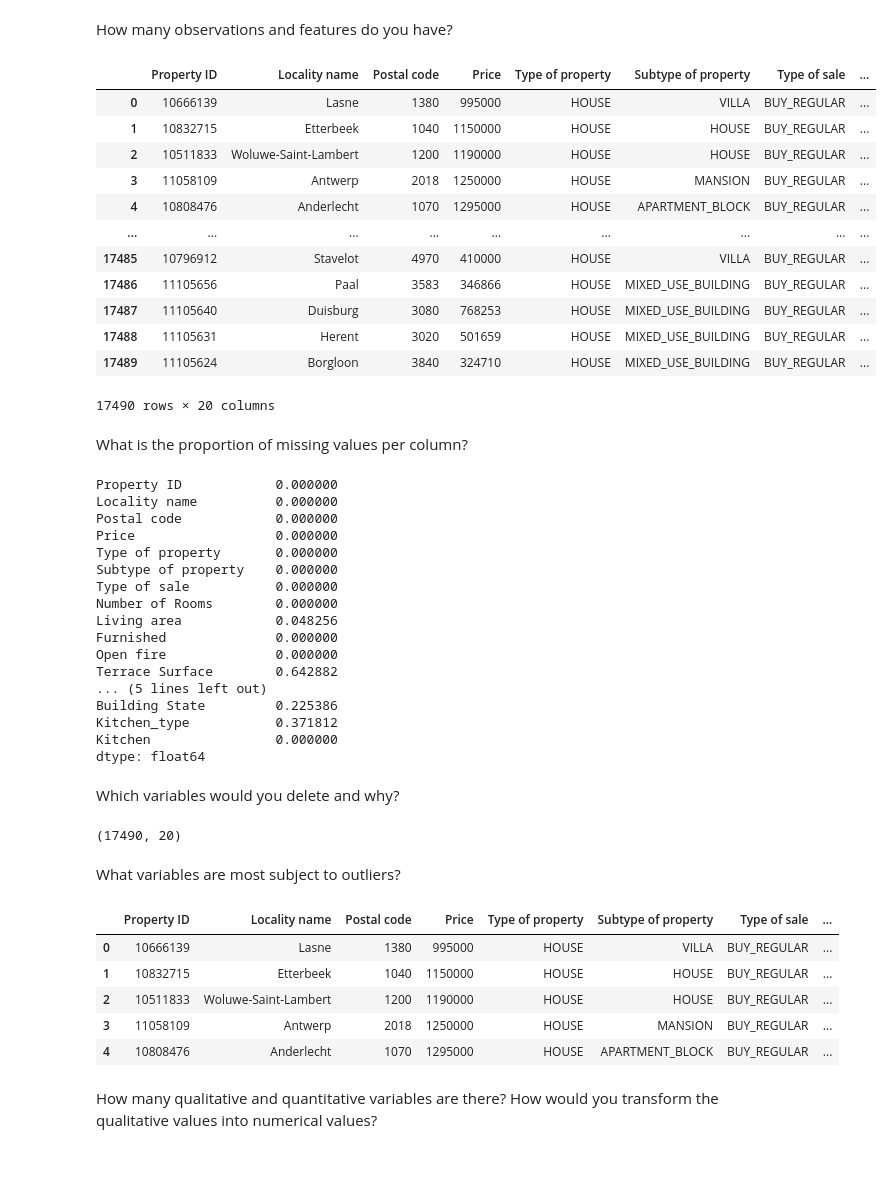
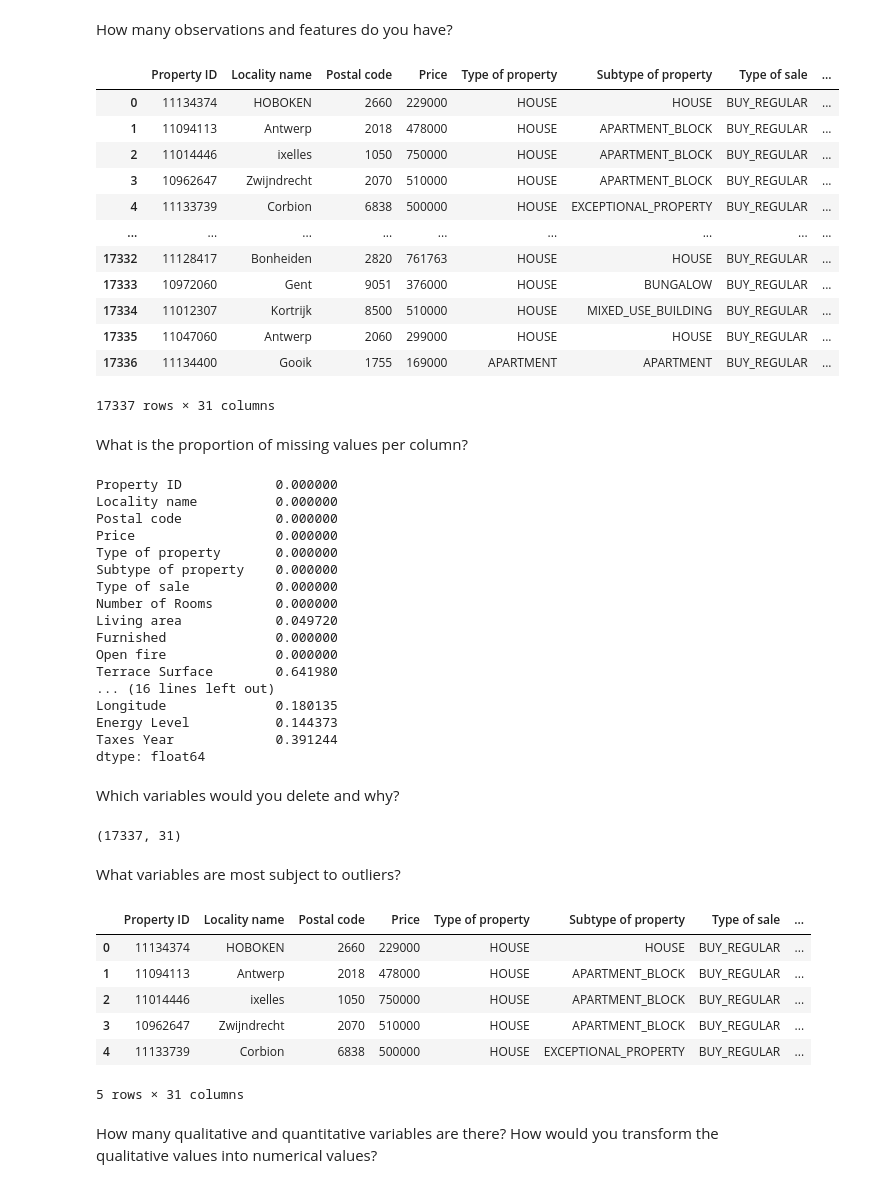
Before and after one commit to Data-Never-Minds/immo-eliza-scraping-dataneverminds, a Jupyter notebook: notebook/jupiter.ipynb, the cells around one changed output. Cells and saved outputs as stored; diff of their text form; code cells hidden in the pictures.

```diff
--- a/notebook/jupiter.ipynb
+++ b/notebook/jupiter.ipynb
@@ -3,22 +3,22 @@ import pandas as pd
 # %% [markdown]
 How many observations and features do you have?
 # %%
-data = pd.read_csv('C:\Programação\Becode\Projects\DataNeverMinds\immo-eliza-scraping-dataneverminds\data\property_data.csv',sep=',')
+data = pd.read_csv('C:\Programação\Becode\Projects\DataNeverMinds\immo-eliza-scraping-dataneverminds\data\property_data_1402.csv',sep=',')
 data
 # %% [output]
 |  | Property ID | Locality name | Postal code | Price | Type of property | Subtype of property | Type of sale | ... |
-| 0 | 10666139 | Lasne | 1380 | 995000 | HOUSE | VILLA | BUY_REGULAR | ... |
-| 1 | 10832715 | Etterbeek | 1040 | 1150000 | HOUSE | HOUSE | BUY_REGULAR | ... |
-| 2 | 10511833 | Woluwe-Saint-Lambert | 1200 | 1190000 | HOUSE | HOUSE | BUY_REGULAR | ... |
-| 3 | 11058109 | Antwerp | 2018 | 1250000 | HOUSE | MANSION | BUY_REGULAR | ... |
-| 4 | 10808476 | Anderlecht | 1070 | 1295000 | HOUSE | APARTMENT_BLOCK | BUY_REGULAR | ... |
+| 0 | 11134374 | HOBOKEN | 2660 | 229000 | HOUSE | HOUSE | BUY_REGULAR | ... |
+| 1 | 11094113 | Antwerp | 2018 | 478000 | HOUSE | APARTMENT_BLOCK | BUY_REGULAR | ... |
+| 2 | 11014446 | ixelles | 1050 | 750000 | HOUSE | APARTMENT_BLOCK | BUY_REGULAR | ... |
+| 3 | 10962647 | Zwijndrecht | 2070 | 510000 | HOUSE | APARTMENT_BLOCK | BUY_REGULAR | ... |
+| 4 | 11133739 | Corbion | 6838 | 500000 | HOUSE | EXCEPTIONAL_PROPERTY | BUY_REGULAR | ... |
 | ... | ... | ... | ... | ... | ... | ... | ... | ... |
-| 17485 | 10796912 | Stavelot | 4970 | 410000 | HOUSE | VILLA | BUY_REGULAR | ... |
-| 17486 | 11105656 | Paal | 3583 | 346866 | HOUSE | MIXED_USE_BUILDING | BUY_REGULAR | ... |
-| 17487 | 11105640 | Duisburg | 3080 | 768253 | HOUSE | MIXED_USE_BUILDING | BUY_REGULAR | ... |
-| 17488 | 11105631 | Herent | 3020 | 501659 | HOUSE | MIXED_USE_BUILDING | BUY_REGULAR | ... |
-| 17489 | 11105624 | Borgloon | 3840 | 324710 | HOUSE | MIXED_USE_BUILDING | BUY_REGULAR | ... |
+| 17332 | 11128417 | Bonheiden | 2820 | 761763 | HOUSE | HOUSE | BUY_REGULAR | ... |
+| 17333 | 10972060 | Gent | 9051 | 376000 | HOUSE | BUNGALOW | BUY_REGULAR | ... |
+| 17334 | 11012307 | Kortrijk | 8500 | 510000 | HOUSE | MIXED_USE_BUILDING | BUY_REGULAR | ... |
+| 17335 | 11047060 | Antwerp | 2060 | 299000 | HOUSE | HOUSE | BUY_REGULAR | ... |
+| 17336 | 11134400 | Gooik | 1755 | 169000 | APARTMENT | APARTMENT | BUY_REGULAR | ... |
-17490 rows × 20 columns
+17337 rows × 31 columns
 # %% [markdown]
 What is the proportion of missing values per column?
 # %%
@@ -33,14 +33,14 @@ Type of property       0.000000
 Subtype of property    0.000000
 Type of sale           0.000000
 Number of Rooms        0.000000
-Living area            0.048256
+Living area            0.049720
 Furnished              0.000000
 Open fire              0.000000
-Terrace Surface        0.642882
-... (5 lines left out)
-Building State         0.225386
-Kitchen_type           0.371812
-Kitchen                0.000000
+Terrace Surface        0.641980
+... (16 lines left out)
+Longitude              0.180135
+Energy Level           0.144373
+Taxes Year             0.391244
 dtype: float64
 # %% [markdown]
 Which variables would you delete and why?
@@ -48,17 +48,18 @@ Which variables would you delete and why?
 #i would not take any of them
 data.shape
 # %% [output]
-(17490, 20)
+(17337, 31)
 # %% [markdown]
 What variables are most subject to outliers?
 # %%
 data.head(5)
 # %% [output]
 |  | Property ID | Locality name | Postal code | Price | Type of property | Subtype of property | Type of sale | ... |
-| 0 | 10666139 | Lasne | 1380 | 995000 | HOUSE | VILLA | BUY_REGULAR | ... |
-| 1 | 10832715 | Etterbeek | 1040 | 1150000 | HOUSE | HOUSE | BUY_REGULAR | ... |
-| 2 | 10511833 | Woluwe-Saint-Lambert | 1200 | 1190000 | HOUSE | HOUSE | BUY_REGULAR | ... |
-| 3 | 11058109 | Antwerp | 2018 | 1250000 | HOUSE | MANSION | BUY_REGULAR | ... |
-| 4 | 10808476 | Anderlecht | 1070 | 1295000 | HOUSE | APARTMENT_BLOCK | BUY_REGULAR | ... |
+| 0 | 11134374 | HOBOKEN | 2660 | 229000 | HOUSE | HOUSE | BUY_REGULAR | ... |
+| 1 | 11094113 | Antwerp | 2018 | 478000 | HOUSE | APARTMENT_BLOCK | BUY_REGULAR | ... |
+| 2 | 11014446 | ixelles | 1050 | 750000 | HOUSE | APARTMENT_BLOCK | BUY_REGULAR | ... |
+| 3 | 10962647 | Zwijndrecht | 2070 | 510000 | HOUSE | APARTMENT_BLOCK | BUY_REGULAR | ... |
+| 4 | 11133739 | Corbion | 6838 | 500000 | HOUSE | EXCEPTIONAL_PROPERTY | BUY_REGULAR | ... |
+5 rows × 31 columns
 # %% [markdown]
 How many qualitative and quantitative variables are there? How would you transform the qualitative values into numerical values?
```
Also changed, not shown: parts of 2 cells of this notebook, 1 other file.
